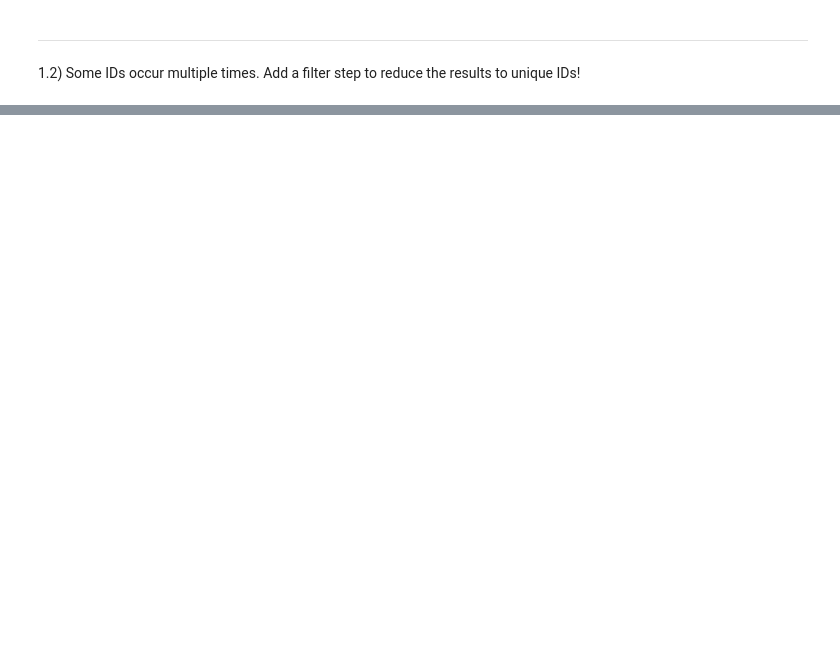
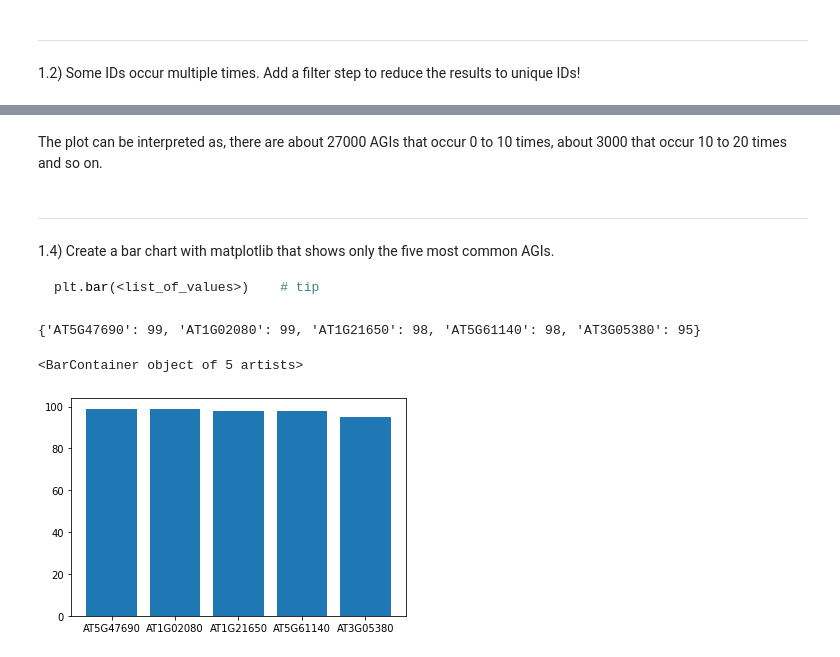
Before and after one commit to Franzili/UniPythonCourse, a Jupyter notebook: Exercises/Python_course_2021_exercises_E.ipynb, the cells around one changed output, grey strips where cells are left out. Saved outputs shown, nothing was run; the diff lists cells and outputs as text; code cells hidden in the pictures; blank space fills up the shorter version.

````diff
--- a/Exercises/Python_course_2021_exercises_E.ipynb
+++ b/Exercises/Python_course_2021_exercises_E.ipynb
@@ -22,0 +67,26 @@ plt.hist(<list_of_values>)    #tip
+# %% [markdown]
+The plot can be interpreted as, there are about 27000 AGIs that occur 0 to 10 times, about 3000 that occur 10 to 20 times and so on.
+# %% [markdown]
+---
+1.4) Create a bar chart with matplotlib that shows only the five most common AGIs.
+
+```python
+plt.bar(<list_of_values>)    # tip
+```
+# %%
+most_common_agis = {}
+copy_of_agi_hist = agi_hist   # Make sure not to alter the original histogram for later applications
+for i in range(5):
+  current_max = ("", 0)   # Initialize the current maximum with minimal values
+  for (agi, count) in copy_of_agi_hist:
+    if count > current_max[1]:
+      current_max = (agi, count)    # Update the maxiumum every time we see a higher value than the previous one
+  most_common_agis[current_max[0]] = current_max[1]
+  copy_of_agi_hist.remove(current_max)    # Now we're searching for the next most common AGI
+print(most_common_agis)
+
+plt.bar(range(len(most_common_agis)), list(most_common_agis.values()), tick_label = list(most_common_agis.keys()))
+# %% [output]
+{'AT5G47690': 99, 'AT1G02080': 99, 'AT1G21650': 98, 'AT5G61140': 98, 'AT3G05380': 95}
+<BarContainer object of 5 artists>
+[figure, added]
````
Also changed, not shown: parts of 5 cells of this notebook.
